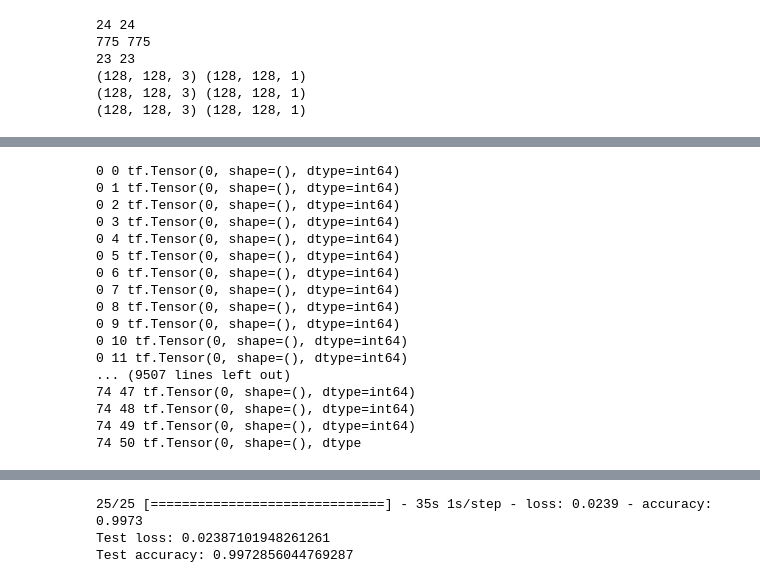
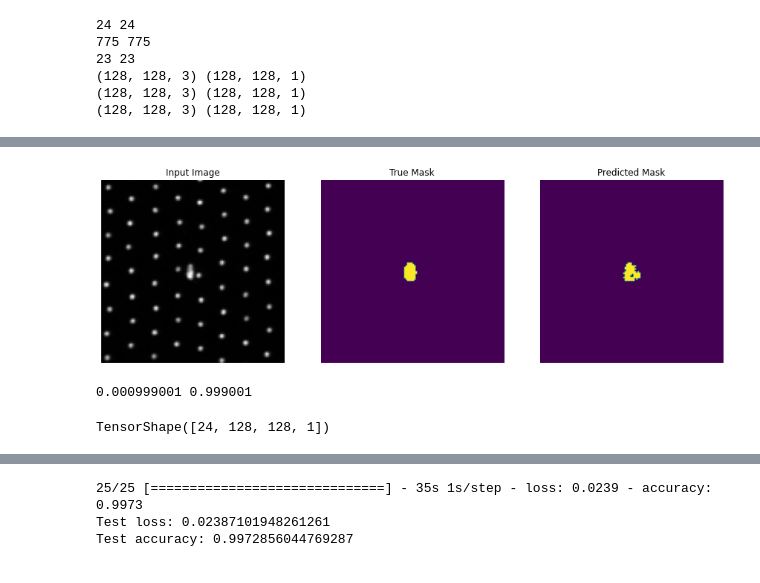
Before and after one commit to SAP-samples/btp-ai-sustainability-bootcamp, a Jupyter notebook: src/ai-models/defect-detection/notebooks/defect_detection_development_segmentation.ipynb, the cells around one changed output, grey strips where cells are left out. Cells and saved outputs as stored; diff of their text form; code cells hidden in the pictures.

```diff
--- a/src/ai-models/defect-detection/notebooks/defect_detection_development_segmentation.ipynb
+++ b/src/ai-models/defect-detection/notebooks/defect_detection_development_segmentation.ipynb
@@ -178,0 +159,3 @@ plt.imshow(img, interpolation='nearest')
+# %%
+df_dataset_tot = pd.merge(df_img_dataset_tot, df_msk_dataset_tot, left_index=True, right_index=True)
+#df_dataset_tot = df_dataset_tot.rename({'image_x': 'image', 'image_y': 'mask'}, axis=1)
@@ -335,8 +331,0 @@ def create_mask(pred_mask):
-# %%
-i = 2
-pred = create_mask(pred_mask[i])
-a = (np.array(img_train[i], np.float32))
-b = (np.array(msk_train[i], np.float32))
-c = (np.array(pred, np.float32))
-
-display([a, b, c])
@@ -345,23 +331,0 @@ display([a, b, c])
-# %%
-for i in range(128):
-    for j in range(128):
-        if(pred[i][j][0] > 0):
-            print(i, j, pred[i][j][0])
-# %% [output]
-0 0 tf.Tensor(0, shape=(), dtype=int64)
-0 1 tf.Tensor(0, shape=(), dtype=int64)
-0 2 tf.Tensor(0, shape=(), dtype=int64)
-0 3 tf.Tensor(0, shape=(), dtype=int64)
-0 4 tf.Tensor(0, shape=(), dtype=int64)
-0 5 tf.Tensor(0, shape=(), dtype=int64)
-0 6 tf.Tensor(0, shape=(), dtype=int64)
-0 7 tf.Tensor(0, shape=(), dtype=int64)
-0 8 tf.Tensor(0, shape=(), dtype=int64)
-0 9 tf.Tensor(0, shape=(), dtype=int64)
-0 10 tf.Tensor(0, shape=(), dtype=int64)
-0 11 tf.Tensor(0, shape=(), dtype=int64)
-... (9507 lines left out)
-74 47 tf.Tensor(0, shape=(), dtype=int64)
-74 48 tf.Tensor(0, shape=(), dtype=int64)
-74 49 tf.Tensor(0, shape=(), dtype=int64)
-74 50 tf.Tensor(0, shape=(), dtype
@@ -380,0 +353,10 @@ model_history = model.fit(np.array(img_train, np.float32)
+# %%
+i = 4
+pred = create_mask(pred_mask[i])
+a = (np.array(img_train[i], np.float32))
+b = (np.array(msk_train[i], np.float32))
+c = (np.array(pred, np.float32))
+
+display([a, b, c])
+# %% [output]
+[figure, added]
@@ -380,0 +368,6 @@ model_history = model.fit(np.array(img_train, np.float32)
+# %%
+print(np.amin(sample_weights), np.amax(sample_weights))
+sample_weights.shape
+# %% [output]
+0.000999001 0.999001
+TensorShape([24, 128, 128, 1])
```
Also changed, not shown: parts of 62 cells of this notebook.
